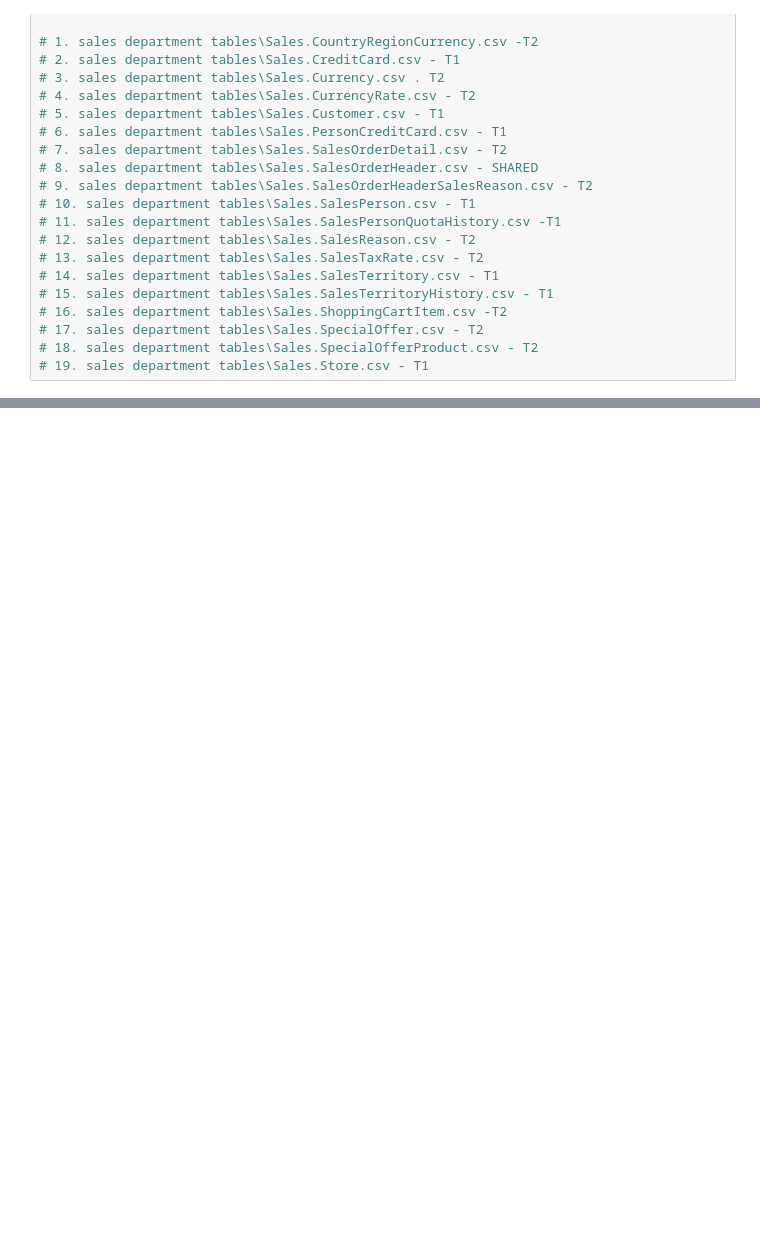
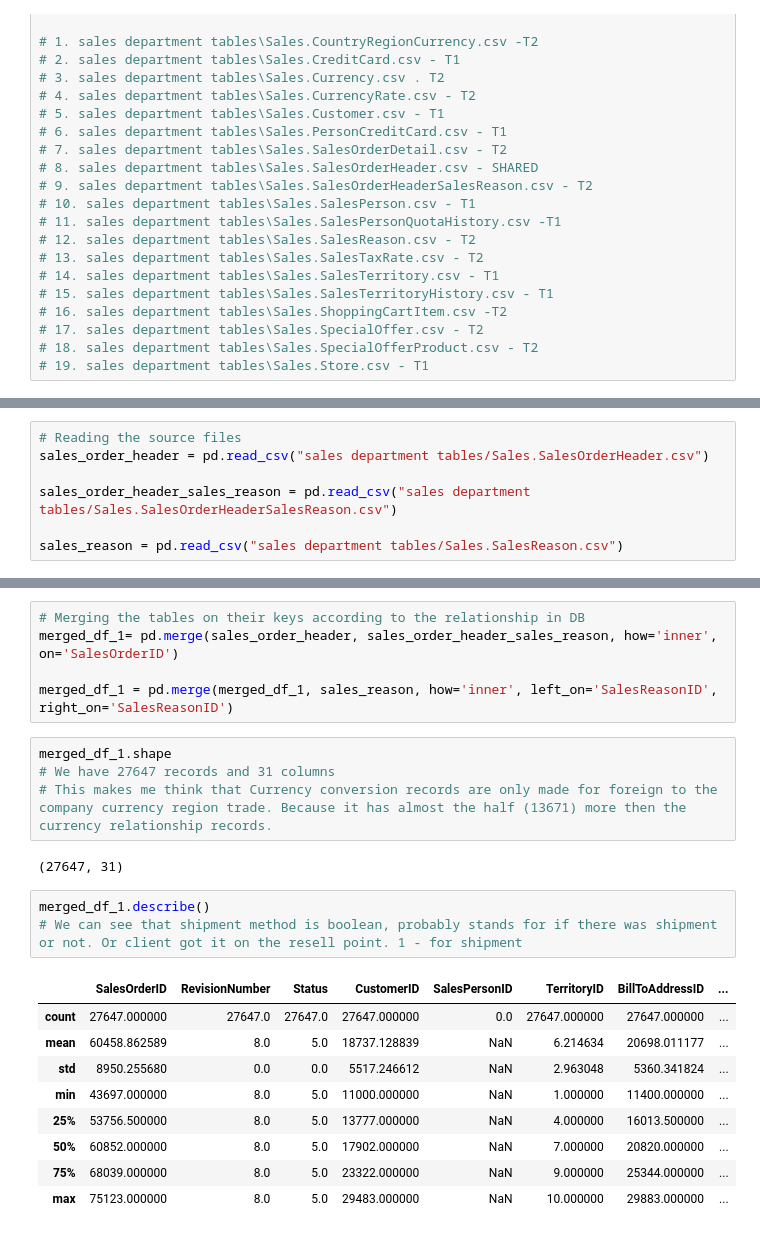
Before and after one commit to tigershawt/FinalProjectPerdi, a Jupyter notebook: eda.ipynb, the cells around one changed output, grey strips where cells are left out. Cells and saved outputs as stored; diff of their text form; blank space fills up the shorter version.

```diff
--- a/eda.ipynb
+++ b/eda.ipynb
@@ -27,0 +137,7 @@ import os
+# %%
+# Reading the source files
+sales_order_header = pd.read_csv("sales department tables/Sales.SalesOrderHeader.csv")
+
+sales_order_header_sales_reason = pd.read_csv("sales department tables/Sales.SalesOrderHeaderSalesReason.csv")
+
+sales_reason = pd.read_csv("sales department tables/Sales.SalesReason.csv")
@@ -27,0 +159,24 @@ import os
+# %%
+# Merging the tables on their keys according to the relationship in DB
+merged_df_1= pd.merge(sales_order_header, sales_order_header_sales_reason, how='inner', on='SalesOrderID')
+
+merged_df_1 = pd.merge(merged_df_1, sales_reason, how='inner', left_on='SalesReasonID', right_on='SalesReasonID')
+# %%
+merged_df_1.shape
+# We have 27647 records and 31 columns
+# This makes me think that Currency conversion records are only made for foreign to the company currency region trade. Because it has almost the half (13671) more then the currency relationship records.
+# %% [output]
+(27647, 31)
+# %%
+merged_df_1.describe()
+# We can see that shipment method is boolean, probably stands for if there was shipment or not. Or client got it on the resell point. 1 - for shipment
+# %% [output]
+|  | SalesOrderID | RevisionNumber | Status | CustomerID | SalesPersonID | TerritoryID | BillToAddressID | ... |
+| count | 27647.000000 | 27647.0 | 27647.0 | 27647.000000 | 0.0 | 27647.000000 | 27647.000000 | ... |
+| mean | 60458.862589 | 8.0 | 5.0 | 18737.128839 | NaN | 6.214634 | 20698.011177 | ... |
+| std | 8950.255680 | 0.0 | 0.0 | 5517.246612 | NaN | 2.963048 | 5360.341824 | ... |
+| min | 43697.000000 | 8.0 | 5.0 | 11000.000000 | NaN | 1.000000 | 11400.000000 | ... |
+| 25% | 53756.500000 | 8.0 | 5.0 | 13777.000000 | NaN | 4.000000 | 16013.500000 | ... |
+| 50% | 60852.000000 | 8.0 | 5.0 | 17902.000000 | NaN | 7.000000 | 20820.000000 | ... |
+| 75% | 68039.000000 | 8.0 | 5.0 | 23322.000000 | NaN | 9.000000 | 25344.000000 | ... |
+| max | 75123.000000 | 8.0 | 5.0 | 29483.000000 | NaN | 10.000000 | 29883.000000 | ... |
```
Also changed, not shown: parts of 13 cells of this notebook, 2 other files.
